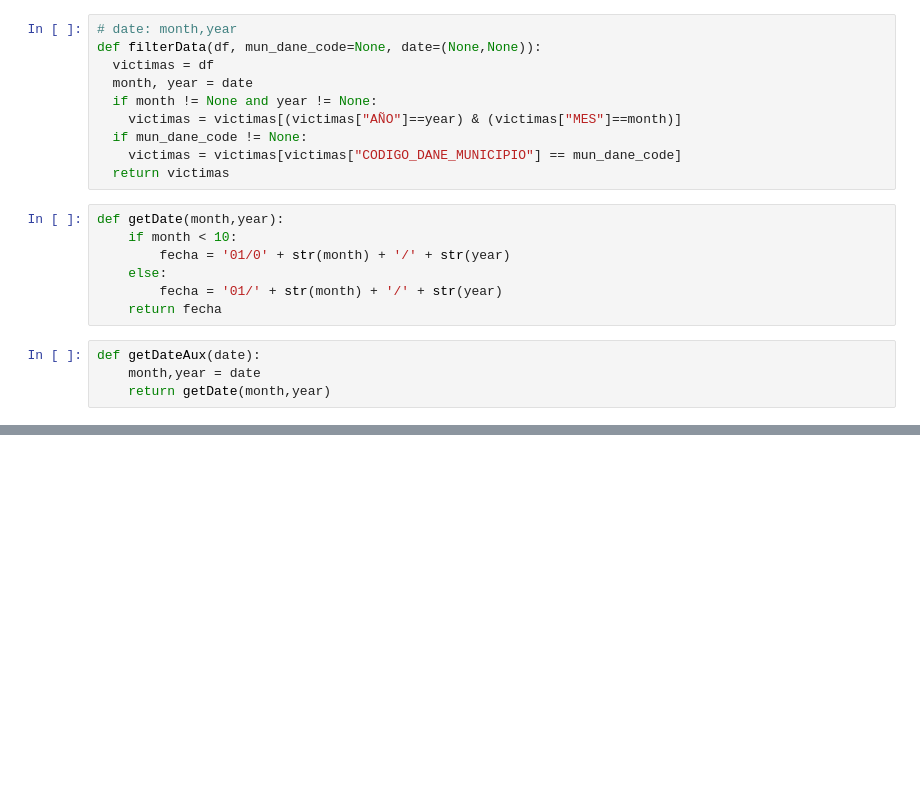
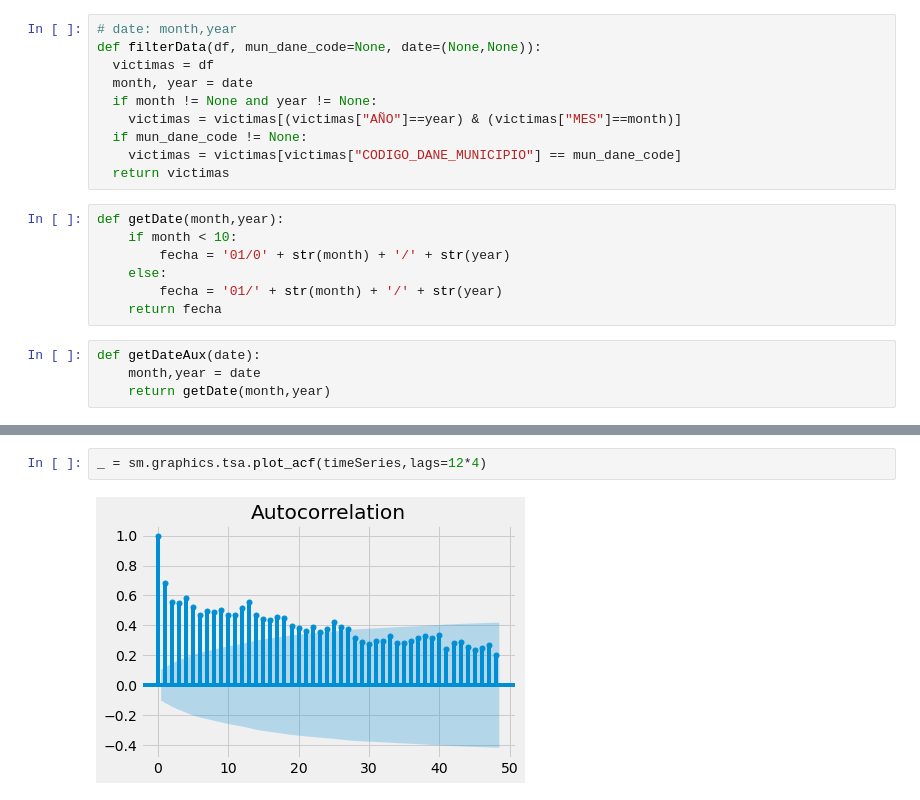
Before and after one commit to Meme-Science/DS-Project, a Jupyter notebook: EDA/EDA_MAP/PrediccionMAP ARIMA.ipynb, the cells around one changed output, grey strips where cells are left out. Drawn from its saved outputs; the diff is of its cells as text; blank space fills up the shorter version.

```diff
--- a/EDA/EDA_MAP/PrediccionMAP ARIMA.ipynb
+++ b/EDA/EDA_MAP/PrediccionMAP ARIMA.ipynb
@@ -86,0 +132,4 @@ autocorrelation_plot(timeSeries)
+# %%
+_ = sm.graphics.tsa.plot_acf(timeSeries,lags=12*4)
+# %% [output]
+[figure, added]
```
Also changed, not shown: parts of 47 cells of this notebook, 1 other file.
